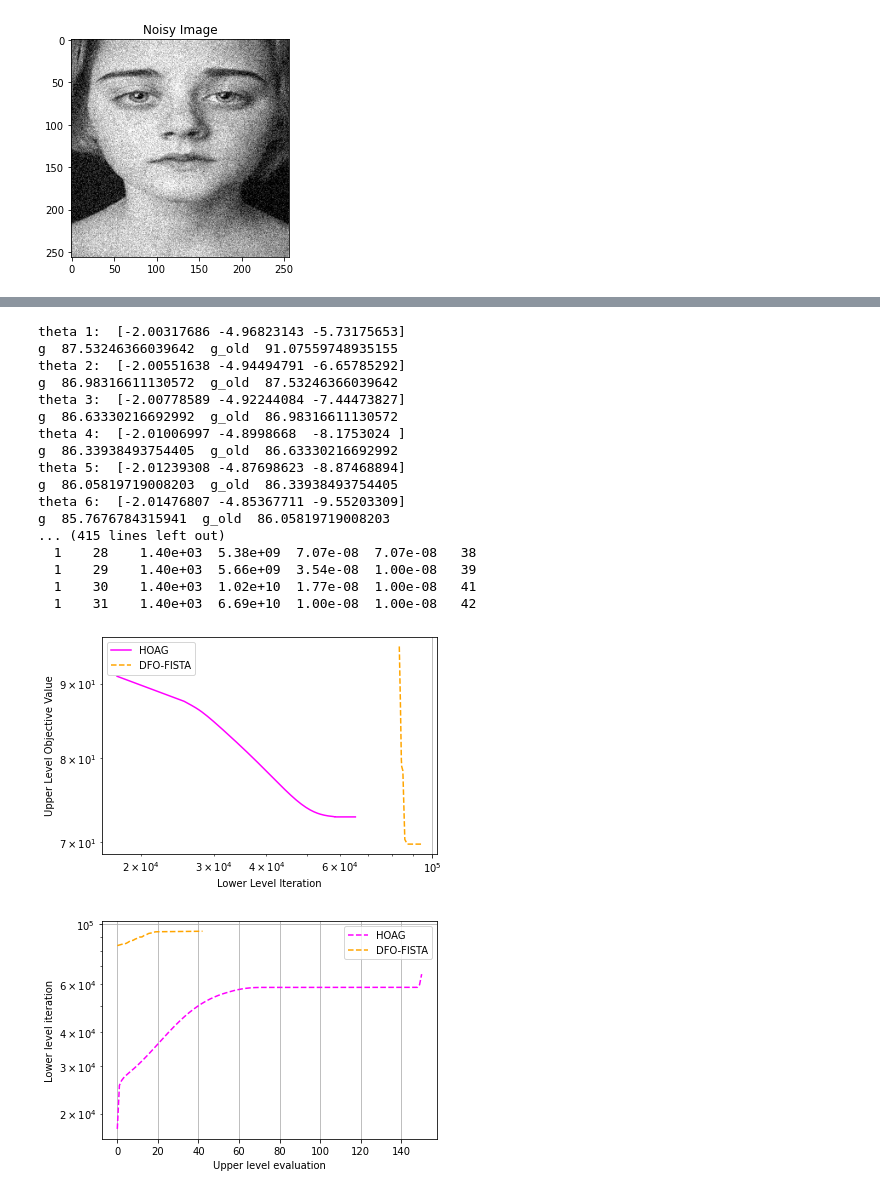
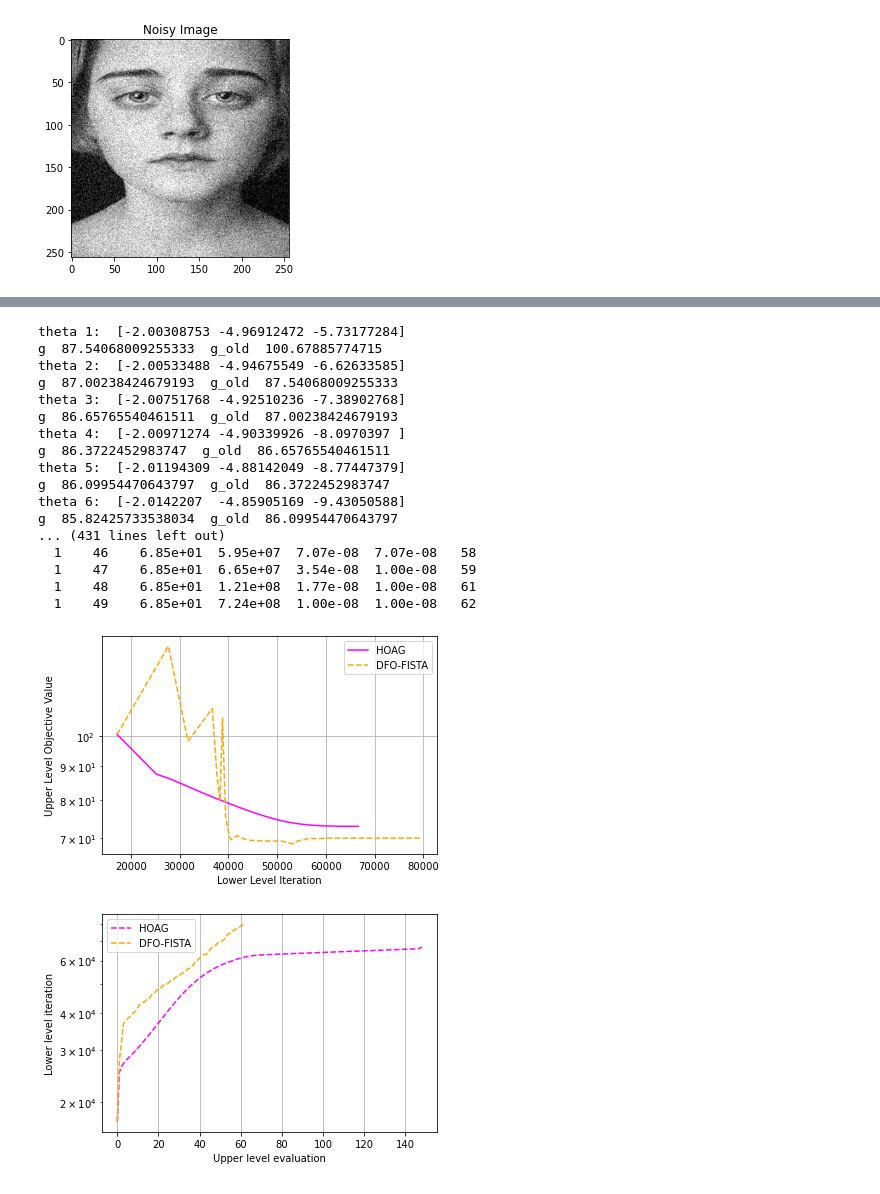
Before and after one commit to MohammadSadeghSalehi/Bilevel, a Jupyter notebook: Codes/Bilevel.ipynb, the cells around one changed output, grey strips where cells are left out. Cells and saved outputs as stored; diff of their text form; code cells hidden in the pictures.

Commit message:
HOAG debugged

```diff
--- a/Codes/Bilevel.ipynb
+++ b/Codes/Bilevel.ipynb
@@ -1097,57 +1092,58 @@ A = np.eye(b.shape[1])
 NoisyData = np.load(path+ '/' +'DataNoisy2.npz')
 y = NoisyData['y']
 y = y/255
-x0 = y[:,:,1]
+x0 = y[:,:,4]
 #np.random.rand(np.shape(b)[0],np.shape(b)[1])
 y = y[:,:,0:20]
 
 
 
 Bilevel1 = HOAG(A, b, y, x0, 0.1, 1.2, -2,-5,-4)
 result = Bilevel1.solver()
 
 print("objective: " + str(Bilevel1.upperObjective[-1]))
 plt.plot(Bilevel1.lowerIter,Bilevel1.upperObjective,color='magenta',label='HOAG')
 plt.xlabel('Lower Level Iteration')
 plt.ylabel('Upper Level Objective Value')
-plt.xscale('log')
+#plt.xscale('log')
 plt.yscale('log')
 plt.grid(True)
 Bilevel2 = DFO_FISTA(A, b, y, x0, 0.1, 1.2, -2,-5,-4)
-result = Bilevel2.DFO()
+result2 = Bilevel2.DFO()
 
 plt.plot(Bilevel2.lowerIter,Bilevel2.upperVal,color='orange',label='DFO-FISTA',linestyle='--')
 plt.legend()
 plt.grid(True)
+plt.yscale('log')
 plt.show()
 
 
 #lower level iteration vs upper level iteration
-plt.plot(np.linspace(0,150,len(Bilevel1.lowerIter)),Bilevel1.lowerIter,color='magenta',label='HOAG',linestyle='--')
+plt.plot(np.linspace(0,len(Bilevel1.lowerIter),len(Bilevel1.lowerIter)),Bilevel1.lowerIter,color='magenta',label='HOAG',linestyle='--')
 plt.plot(np.linspace(0,Bilevel2.upperEval,len(Bilevel2.lowerIter)),Bilevel2.lowerIter,color='orange',label='DFO-FISTA',linestyle='--')
 plt.xlabel('Upper level evaluation')
 plt.ylabel('Lower level iteration')
 plt.yscale('log')
 plt.legend()
 plt.grid(True)
 plt.show()
 # %% [output]
-theta 1:  [-2.00317686 -4.96823143 -5.73175653]
-g  87.53246366039642  g_old  91.07559748935155
-theta 2:  [-2.00551638 -4.94494791 -6.65785292]
-g  86.98316611130572  g_old  87.53246366039642
-theta 3:  [-2.00778589 -4.92244084 -7.44473827]
-g  86.63330216692992  g_old  86.98316611130572
-theta 4:  [-2.01006997 -4.8998668  -8.1753024 ]
-g  86.33938493754405  g_old  86.63330216692992
-theta 5:  [-2.01239308 -4.87698623 -8.87468894]
-g  86.05819719008203  g_old  86.33938493754405
-theta 6:  [-2.01476807 -4.85367711 -9.55203309]
-g  85.7676784315941  g_old  86.05819719008203
-... (415 lines left out)
-  1    28    1.40e+03  5.38e+09  7.07e-08  7.07e-08   38
-  1    29    1.40e+03  5.66e+09  3.54e-08  1.00e-08   39
-  1    30    1.40e+03  1.02e+10  1.77e-08  1.00e-08   41
-  1    31    1.40e+03  6.69e+10  1.00e-08  1.00e-08   42
+theta 1:  [-2.00308753 -4.96912472 -5.73177284]
+g  87.54068009255333  g_old  100.67885774715
+theta 2:  [-2.00533488 -4.94675549 -6.62633585]
+g  87.00238424679193  g_old  87.54068009255333
+theta 3:  [-2.00751768 -4.92510236 -7.38902768]
+g  86.65765540461511  g_old  87.00238424679193
+theta 4:  [-2.00971274 -4.90339926 -8.0970397 ]
+g  86.3722452983747  g_old  86.65765540461511
+theta 5:  [-2.01194309 -4.88142049 -8.77447379]
+g  86.09954470643797  g_old  86.3722452983747
+theta 6:  [-2.0142207  -4.85905169 -9.43050588]
+g  85.82425733538034  g_old  86.09954470643797
+... (431 lines left out)
+  1    46    6.85e+01  5.95e+07  7.07e-08  7.07e-08   58
+  1    47    6.85e+01  6.65e+07  3.54e-08  1.00e-08   59
+  1    48    6.85e+01  1.21e+08  1.77e-08  1.00e-08   61
+  1    49    6.85e+01  7.24e+08  1.00e-08  1.00e-08   62
-[figure, old version]
+[figure, new version]
-[figure, old version]
+[figure, new version]
```
Also changed, not shown: parts of 5 cells of this notebook.
